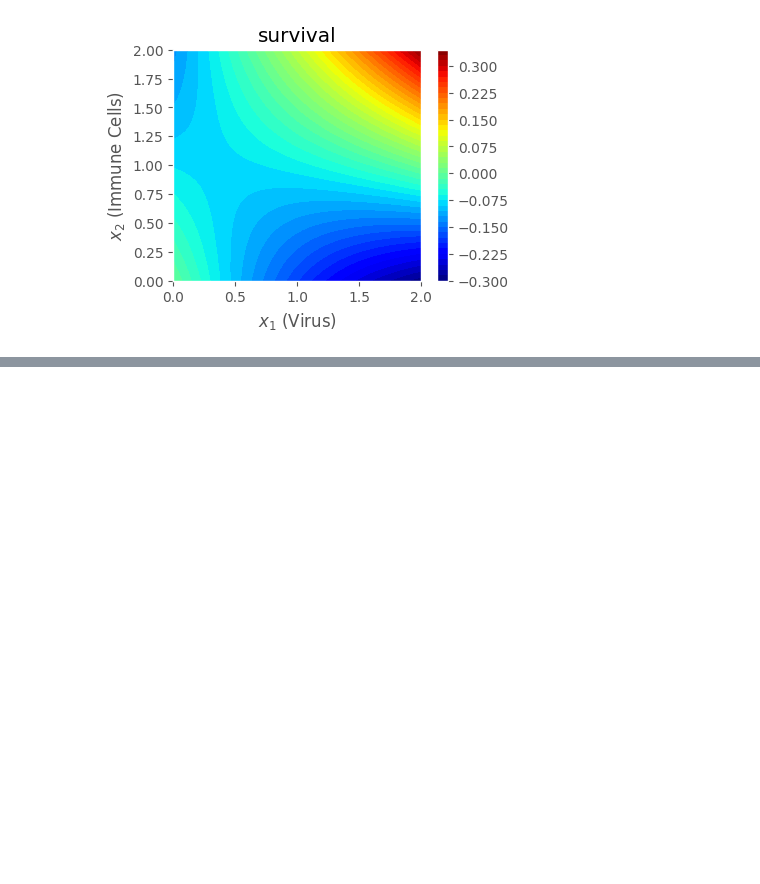
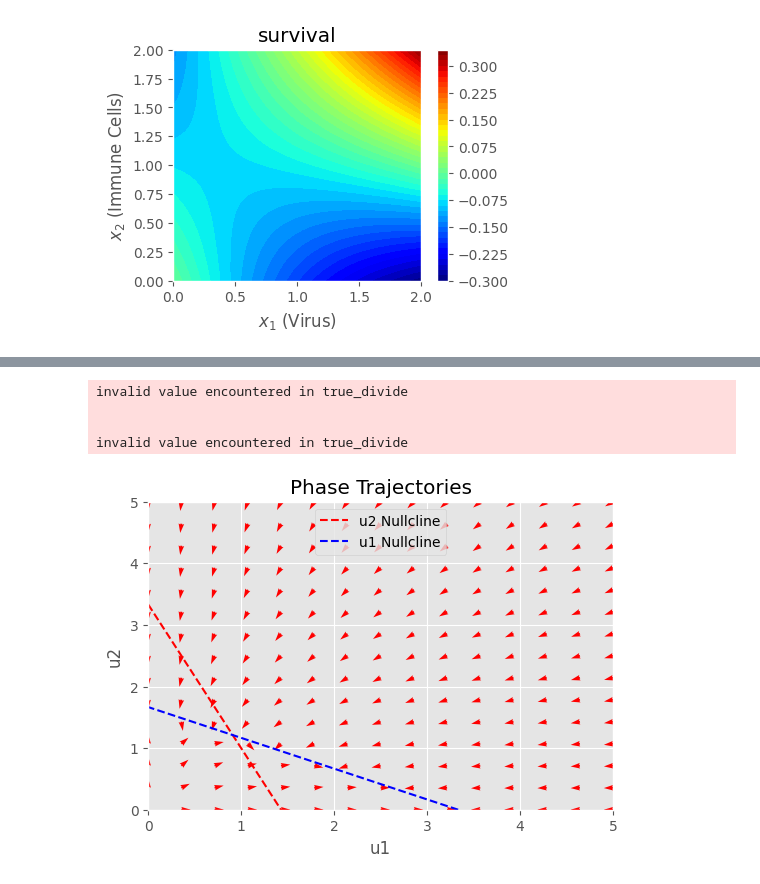
Before and after one commit to tirtho109/MasterThesis, a Jupyter notebook: src/SCIANN/sciann_model2.ipynb, the cells around one changed output, grey strips where cells are left out. Saved outputs shown, nothing was run; the diff lists cells and outputs as text; code cells hidden in the pictures; blank space fills up the shorter version.

```diff
--- a/src/SCIANN/sciann_model2.ipynb
+++ b/src/SCIANN/sciann_model2.ipynb
@@ -531,0 +559,49 @@ plot_energy(phi_comp_values, u, v, "survival")
+# %%
+def system(u, t, params):
+    u1, u2 = u
+    #a12, a21, rho = params
+    r, a1, a2, b1, b2 = params
+    du1dt = u1 * (1 - a1*u1 - a2 * u2)
+    du2dt = r * u2 * (1 -b1 * u2 - b2 * u1)
+    return [du1dt, du2dt]
+
+def plot_trajectories(system, params):
+    t = np.linspace(0, 20, 200)
+
+    fig, ax = plt.subplots(figsize=(6, 4))
+
+    Y, X = np.mgrid[0:5:15j, 0:5:15j]
+    U, V = system((X, Y), 0, params)
+    speed = np.sqrt(U**2 + V**2)
+    UN = U / speed
+    VN = V / speed
+
+    Q = ax.quiver(X, Y, UN, VN, color='r', scale=50)
+
+    # Nullclines
+    r, a1, a2, b1, b2 = params
+    u2_range = np.linspace(0, 5.0, 200)
+    u1_range = u2_range
+    u1_nullcline = (1 - a2 * u2_range) / a1
+    u2_nullcline = (1 - b1 * u1_range) / b2
+    ax.plot(u1_range, u2_nullcline, 'r--', label='u2 Nullcline')
+    ax.plot(u1_nullcline, u2_range, 'b--', label='u1 Nullcline')
+
+    ax.set_xlim(0, 5)
+    ax.set_ylim(0, 5)
+    ax.set_xlabel('u1')
+    ax.set_ylabel('u2')
+    ax.legend()
+    ax.set_title('Phase Trajectories')
+    ax.grid(True)
+
+    plt.show()
+# %%
+params = [0.5, 0.3, 0.6, 0.7, 0.3] # survival
+plot_trajectories(system, params)
+# %% [output]
+invalid value encountered in true_divide
+
+
+invalid value encountered in true_divide
+[figure, added]
```
Also changed, not shown: parts of 14 cells of this notebook.
